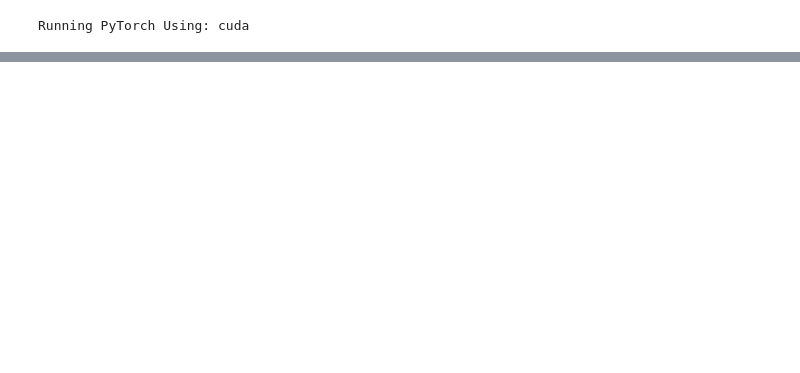
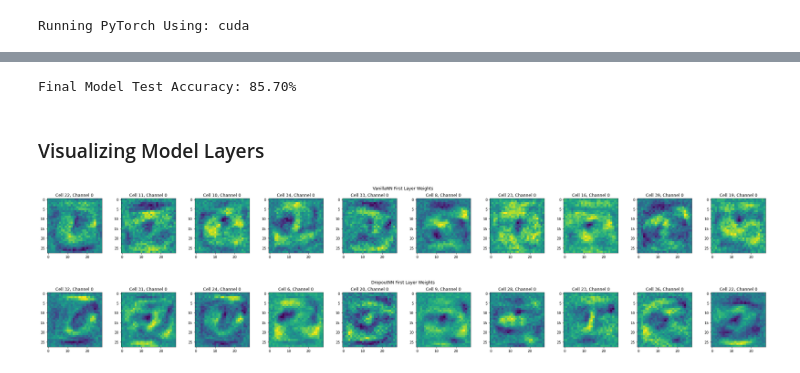
Before and after one commit to UMT-CSCI-591-Deep-Learning-2022/Week_9_Dropout, a Jupyter notebook: Week_9_Dropout_Answer_Key.ipynb, the cells around one changed output, grey strips where cells are left out. Cells and saved outputs as stored; diff of their text form; code cells hidden in the pictures; blank space fills up the shorter version.

```diff
--- a/Week_9_Dropout_Answer_Key.ipynb
+++ b/Week_9_Dropout_Answer_Key.ipynb
@@ -40,0 +178,2 @@ class SmallCNN(nn.Module):
+# %%
+vnn = train_model(vnn, train_loader, test_loader, optimizer, loss_func, n_epochs, device)
@@ -40,0 +264,9 @@ class SmallCNN(nn.Module):
+# %%
+n_epochs2 = 20
+lr2 = 1e-4
+
+# Set up everything...
+optimizer2 = optim.Adam(dnn.parameters(), lr=lr2)
+loss_func2 = nn.CrossEntropyLoss()
+# %%
+dnn = train_model(dnn, train_loader, test_loader, optimizer2, loss_func2, n_epochs2, device)
@@ -40,0 +291,44 @@ class SmallCNN(nn.Module):
+# %%
+dnn.eval()
+print(f"Final Model Test Accuracy: {get_accuracy(dnn, test_loader) * 100:.02f}%")
+# %% [output]
+Final Model Test Accuracy: 85.70%
+# %% [markdown]
+### Visualizing Model Layers
+# %%
+def plot_first_hidden_layer(
+    model: nn.Module,
+    title: str,
+    height: int,
+    width: int,
+    depth: int,
+    num_samples: int = 10
+):
+    # Get the weights...
+    weight = model.linear_layer(0).weight
+    # Detach them and reshape them into the image size...
+    weight = weight.cpu().detach().numpy().reshape(-1, depth, height, width)
+
+    fig, axs = plt.subplots(depth, num_samples, squeeze=False)
+    fig.set_size_inches(3 * num_samples, 3 * depth)
+    fig.suptitle(title)
+
+    selected_filters = np.random.choice(len(weight), num_samples, replace=False)
+    for i, sub_axs in zip(selected_filters, axs.T):
+        img = weight[i]
+
+        for j, ax in enumerate(sub_axs):
+            ax.set_title(f"Cell {i}, Channel {j}")
+            ax.imshow(img[j])
+
+    fig.tight_layout()
+    fig.show()
+# %%
+%matplotlib inline
+
+d, h, w = dataset[0][0].shape
+plot_first_hidden_layer(vnn, "VanillaNN First Layer Weights", h, w, d)
+plot_first_hidden_layer(dnn, "DropoutNN First Layer Weights", h, w, d)
+# %% [output]
+[figure, added]
+[figure, added]
```
Also changed, not shown: parts of 18 cells of this notebook, 1 other file.
